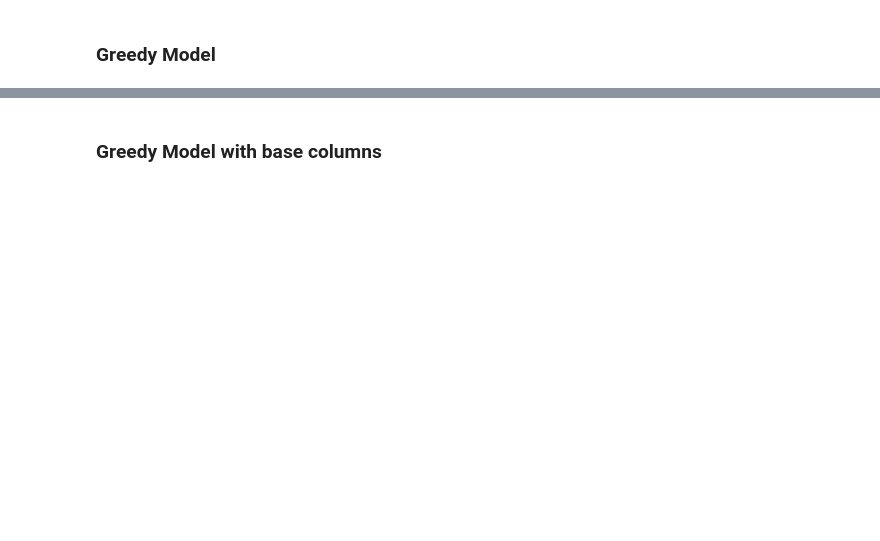
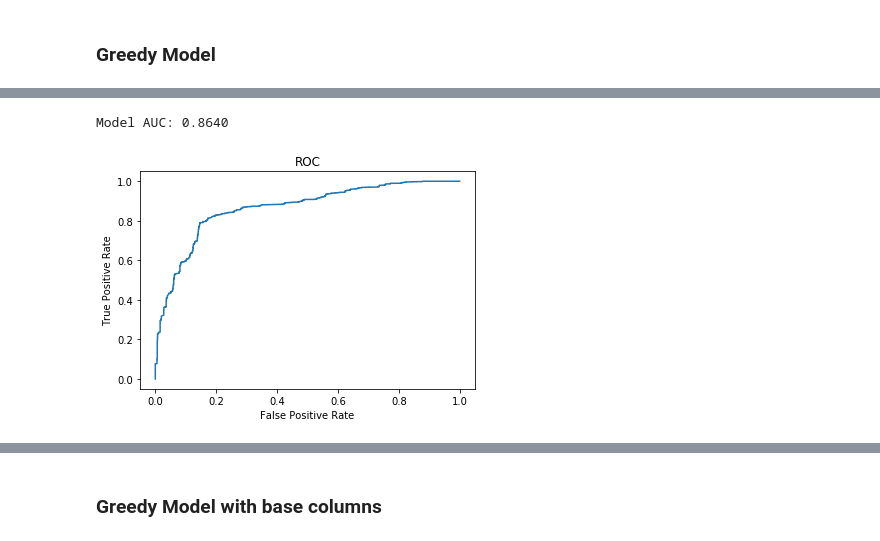
Before and after one commit to mccomackjp/algae-bloom-prediction, a Jupyter notebook: notebooks/models/sum_of_rain.ipynb, the cells around one changed output, grey strips where cells are left out. Saved outputs shown, nothing was run; the diff lists cells and outputs as text; code cells hidden in the pictures; blank space fills up the shorter version.

```diff
--- a/notebooks/models/sum_of_rain.ipynb
+++ b/notebooks/models/sum_of_rain.ipynb
@@ -687 +707,8 @@ Confusion Matrix:
  [ 364 2422]]
+# %%
+# Print the ROC curve.
+predictions = [x[1] for x in predictions_prob]
+lrf.roc_plot(test_dfs[test_index][['bloom']].values, predictions)
+# %% [output]
+Model AUC: 0.8640
+[figure, added]
```
Also changed, not shown: parts of 17 cells of this notebook.
